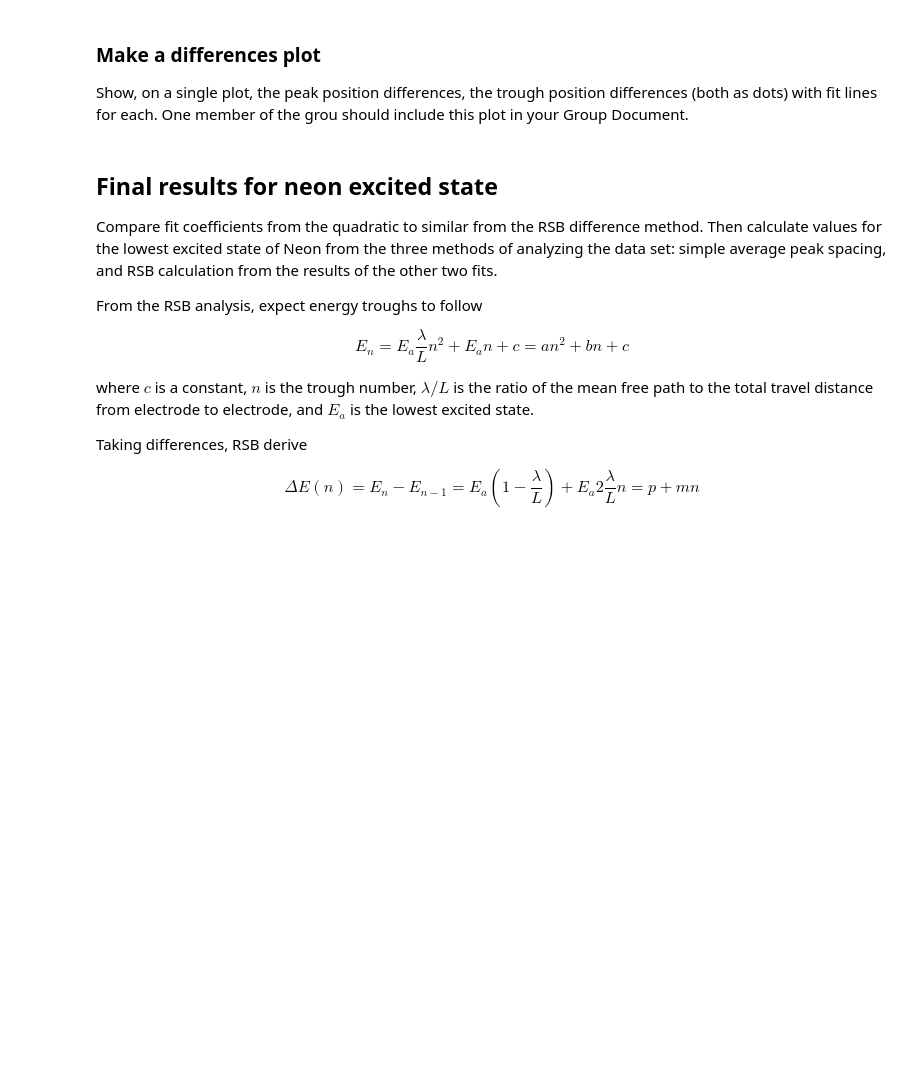
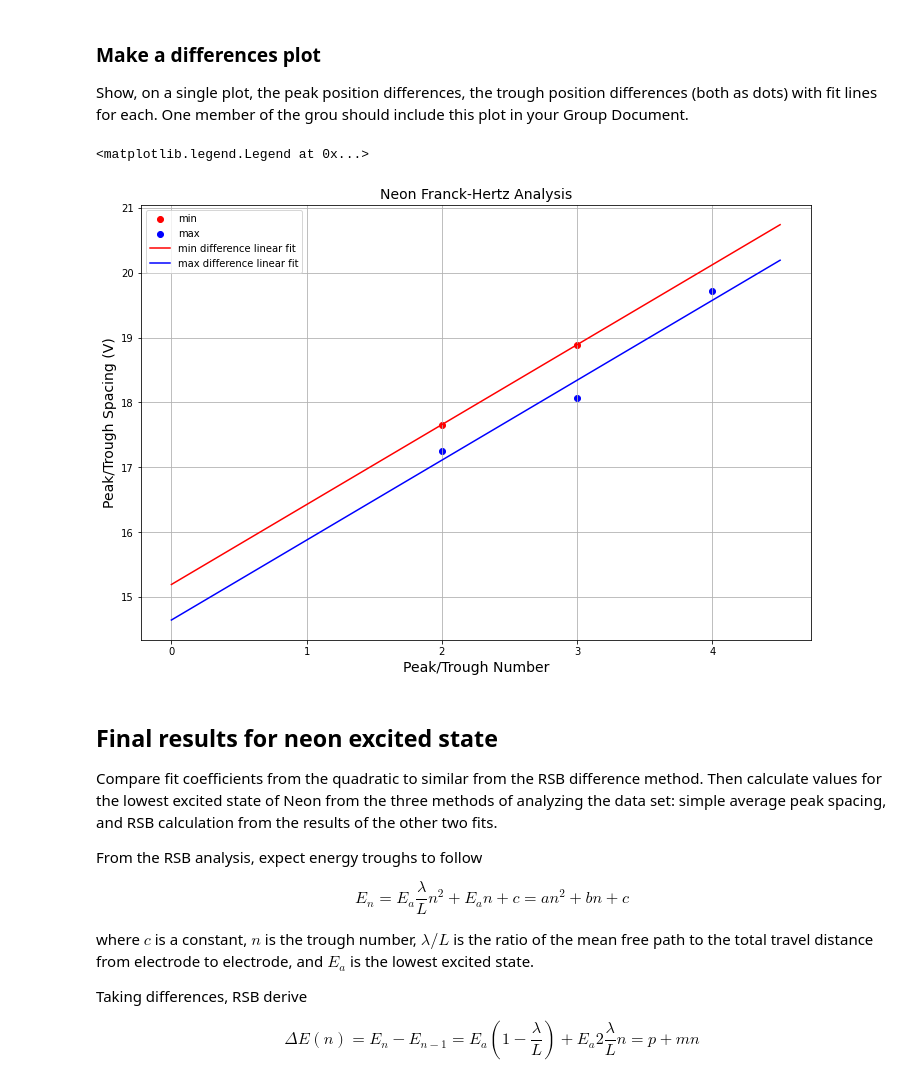
Before and after one commit to alberthu233/Phys432, a Jupyter notebook: FH/Franck-Hertz.ipynb, the cells around one changed output. Cells and saved outputs as stored; diff of their text form; code cells hidden in the pictures; blank space fills up the shorter version.

```diff
--- a/FH/Franck-Hertz.ipynb
+++ b/FH/Franck-Hertz.ipynb
@@ -212,0 +209,7 @@ To fit to a quadratic, you may us the `QuadraticModel` in exactly the same way a
+# %%
+# define the model fit function
+def model_fit(xdata,ydata,model=LinearModel()):
+    # Fit the data
+    params = model.guess(ydata, x=xdata)
+    fit = model.fit(ydata, params, x=xdata)
+    return fit
@@ -248,0 +281,9 @@ Then, plot and fit these to a line.  The energy of the lowest excited state shou
+# %%
+# calculate difference in each rows by subtracting the next row from the current row
+Ne_pda_min['difference'] = Ne_pda_min['voltage (V)'] - Ne_pda_min['voltage (V)'].shift(1)
+Ne_pda_max['difference'] = Ne_pda_max['voltage (V)'] - Ne_pda_max['voltage (V)'].shift(1)
+Ne_pda['difference'] = Ne_pda['voltage (V)'] - Ne_pda['voltage (V)'].shift(1)
+
+# print the difference between each row as a list
+print(Ne_pda_min['difference'].tolist())
+print(Ne_pda_max['difference'].tolist())
@@ -249,3 +303,11 @@ Then, plot and fit these to a line.  The energy of the lowest excited state shou
+# %%
+# Drop the first row as it is NaN and fit the min difference to linear
+select_min_diff = Ne_pda_min.drop([1])
+Ne_min_diff_fit = model_fit(select_min_diff['peak number'],select_min_diff['difference'], model=LinearModel())
+# %%
+# Next, peak diffs
+select_max_diff = Ne_pda_max.drop([0])
+Ne_max_diff_fit = model_fit(select_max_diff['peak number'],select_max_diff['difference'], model=LinearModel())
 # %% [markdown]
 ### Make a differences plot
 
@@ -255,3 +315,20 @@ Show, on a single plot, the peak position differences, the trough position diffe
+# %%
+# Plot here
+# Show, on a single plot, the peak position differences, the trough position differences (both as dots) with fit lines for each.
+plt.figure(figsize=(12,8))
+plt.grid()
+plt.title('Neon Franck-Hertz Analysis',fontsize=14)
+plt.ylabel('Peak/Trough Spacing (V)',fontsize=14)
+plt.xlabel('Peak/Trough Number',fontsize=14)
+plt.scatter(select_min_diff['peak number'],select_min_diff['difference'],label='min',color='red')
+plt.scatter(select_max_diff['peak number'],select_max_diff['difference'],label='max',color='blue')
+xfit = np.linspace(0,4.5,100)
+plt.plot(xfit,Ne_min_diff_fit.eval(x=xfit),label='min difference linear fit',color='red')
+plt.plot(xfit,Ne_max_diff_fit.eval(x=xfit),label='max difference linear fit',color='blue')
+plt.legend()
+# %% [output]
+<matplotlib.legend.Legend at 0x...>
+[figure, added]
 # %% [markdown]
 ## Final results for neon excited state
 
```
Also changed, not shown: parts of 25 cells of this notebook.
